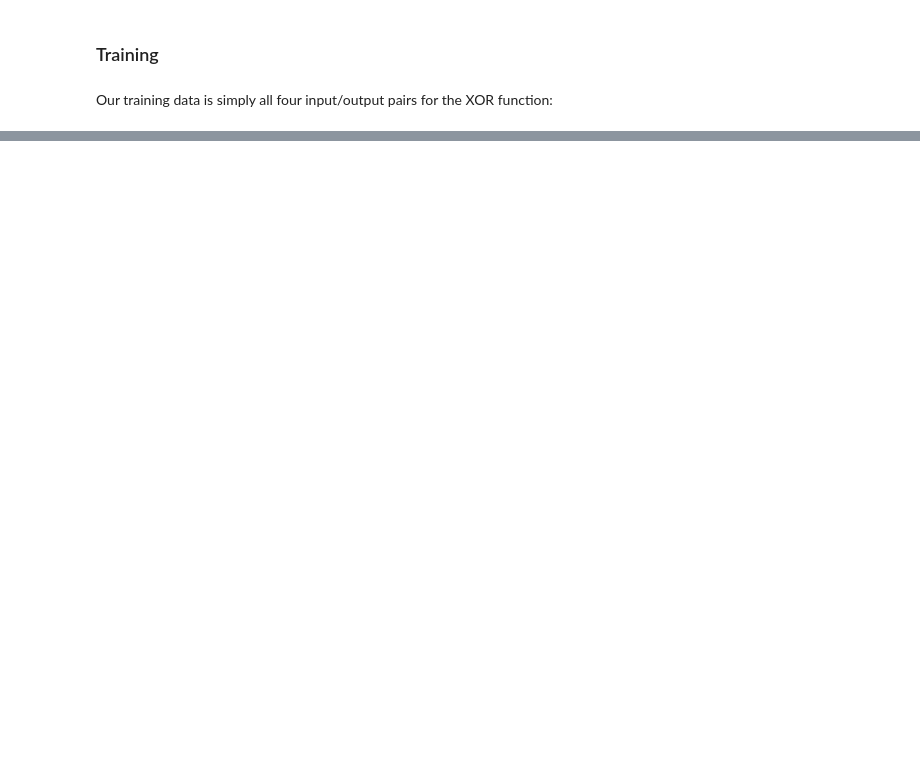
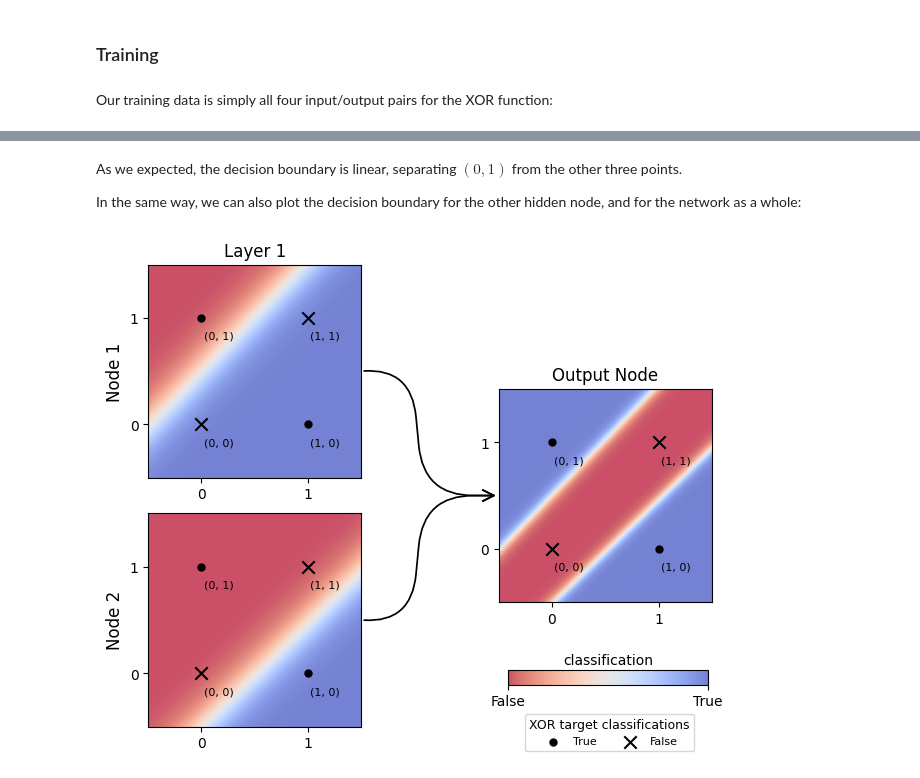
Before and after one commit to jeremy-dolan/neural-net-from-scratch, a Jupyter notebook: xor-and-linear-separability.ipynb, the cells around one changed output, grey strips where cells are left out. Cells and saved outputs as stored; diff of their text form; code cells hidden in the pictures; blank space fills up the shorter version.

```diff
--- a/xor-and-linear-separability.ipynb
+++ b/xor-and-linear-separability.ipynb
@@ -354,0 +277,12 @@ Hat tips for their explanations of backpropagation:
+# %% [markdown]
+As we expected, the decision boundary is linear, separating $(0,1)$ from the
+other three points.
+
+In the same way, we can also plot the decision boundary for the other hidden
+node, and for the network as a whole:
+# %%
+meshgrid_node2  = meshgrid_eval(xor_net.layers[0].nodes[1].activate, start=-0.5, stop=1.5, N=100)
+meshgrid_xornet = meshgrid_eval(lambda inputs: xor_net.forward(inputs)[-1][0], start=-0.5, stop=1.5, N=100)
+plots.xor.plot_net_meshgrids(node1grid=meshgrid_node1, node2grid=meshgrid_node2, outputgrid=meshgrid_xornet)
+# %% [output]
+[figure, added]
```
Also changed, not shown: parts of 34 cells of this notebook, 2 other files.
